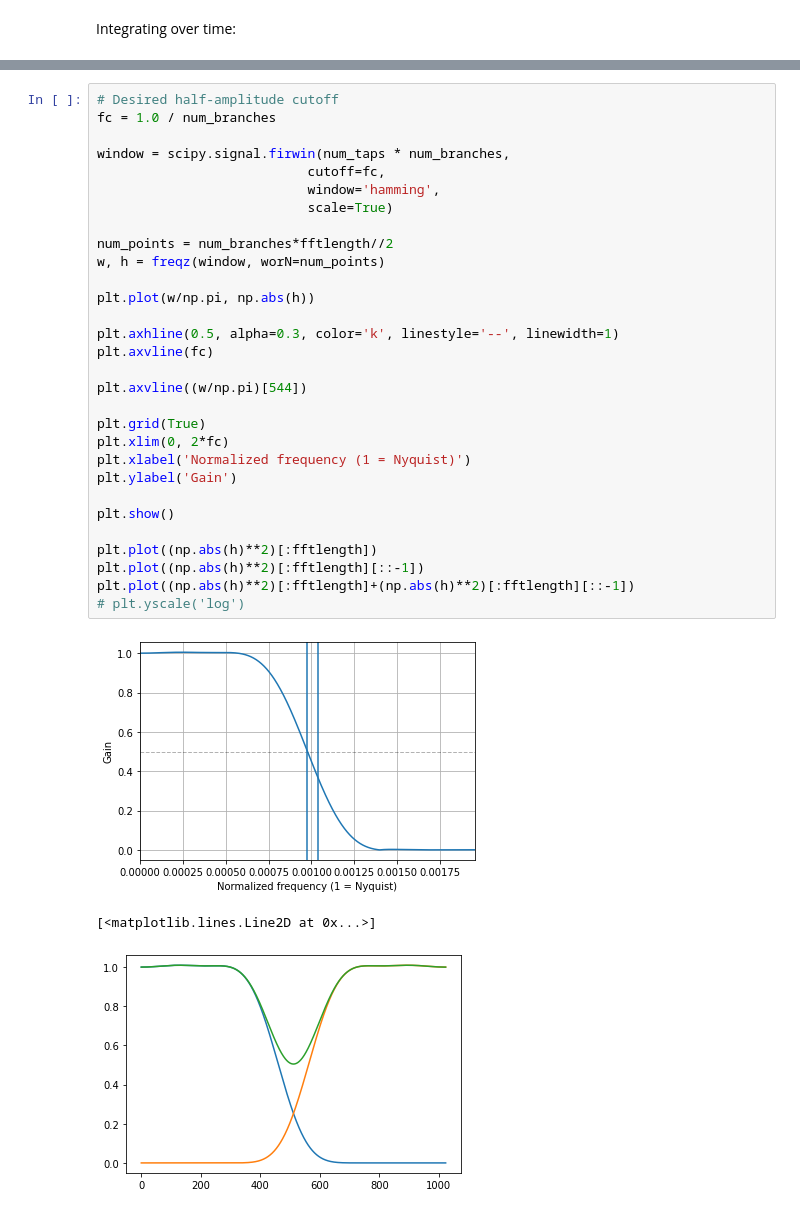
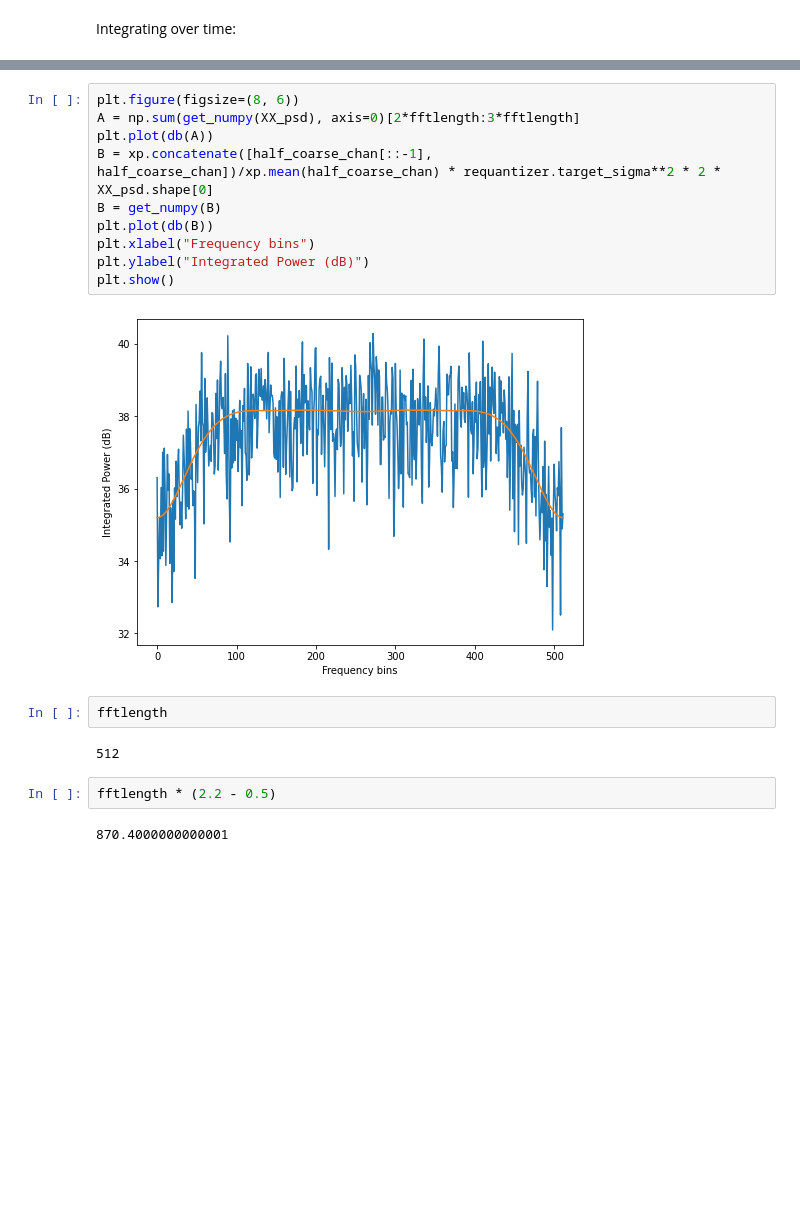
Before and after one commit to bbrzycki/setigen, a Jupyter notebook: jupyter-notebooks/voltage/03_fine_channelization.ipynb, the cells around one changed output, grey strips where cells are left out. Saved outputs shown, nothing was run; the diff lists cells and outputs as text; blank space fills up the shorter version.

```diff
--- a/jupyter-notebooks/voltage/03_fine_channelization.ipynb
+++ b/jupyter-notebooks/voltage/03_fine_channelization.ipynb
@@ -661,34 +261,20 @@ plt.show()
-# %%
-# Desired half-amplitude cutoff
-fc = 1.0 / num_branches
-
-window = scipy.signal.firwin(num_taps * num_branches,
-                           cutoff=fc,
-                           window='hamming',
-                           scale=True)
-
-num_points = num_branches*fftlength//2
-w, h = freqz(window, worN=num_points)
-
-plt.plot(w/np.pi, np.abs(h))
-
-plt.axhline(0.5, alpha=0.3, color='k', linestyle='--', linewidth=1)
-plt.axvline(fc)
-
-plt.axvline((w/np.pi)[544])
-
-plt.grid(True)
-plt.xlim(0, 2*fc)
-plt.xlabel('Normalized frequency (1 = Nyquist)')
-plt.ylabel('Gain')
-
-plt.show()
-
-plt.plot((np.abs(h)**2)[:fftlength])
-plt.plot((np.abs(h)**2)[:fftlength][::-1])
-plt.plot((np.abs(h)**2)[:fftlength]+(np.abs(h)**2)[:fftlength][::-1])
-# plt.yscale('log')
-# %% [output]
-[figure, removed]
-[<matplotlib.lines.Line2D at 0x...>]
-[figure, removed]
+# %%
+plt.figure(figsize=(8, 6))
+A = np.sum(get_numpy(XX_psd), axis=0)[2*fftlength:3*fftlength]
+plt.plot(db(A))
+B = xp.concatenate([half_coarse_chan[::-1], half_coarse_chan])/xp.mean(half_coarse_chan) * requantizer.target_sigma**2 * 2 * XX_psd.shape[0]
+B = get_numpy(B)
+plt.plot(db(B))
+plt.xlabel("Frequency bins")
+plt.ylabel("Integrated Power (dB)")
+plt.show()
+# %% [output]
+[figure, added]
+# %%
+fftlength
+# %% [output]
+512
+# %%
+fftlength * (2.2 - 0.5)
+# %% [output]
+870.4000000000001
```
Also changed, not shown: parts of 167 cells of this notebook, 2 other files.
